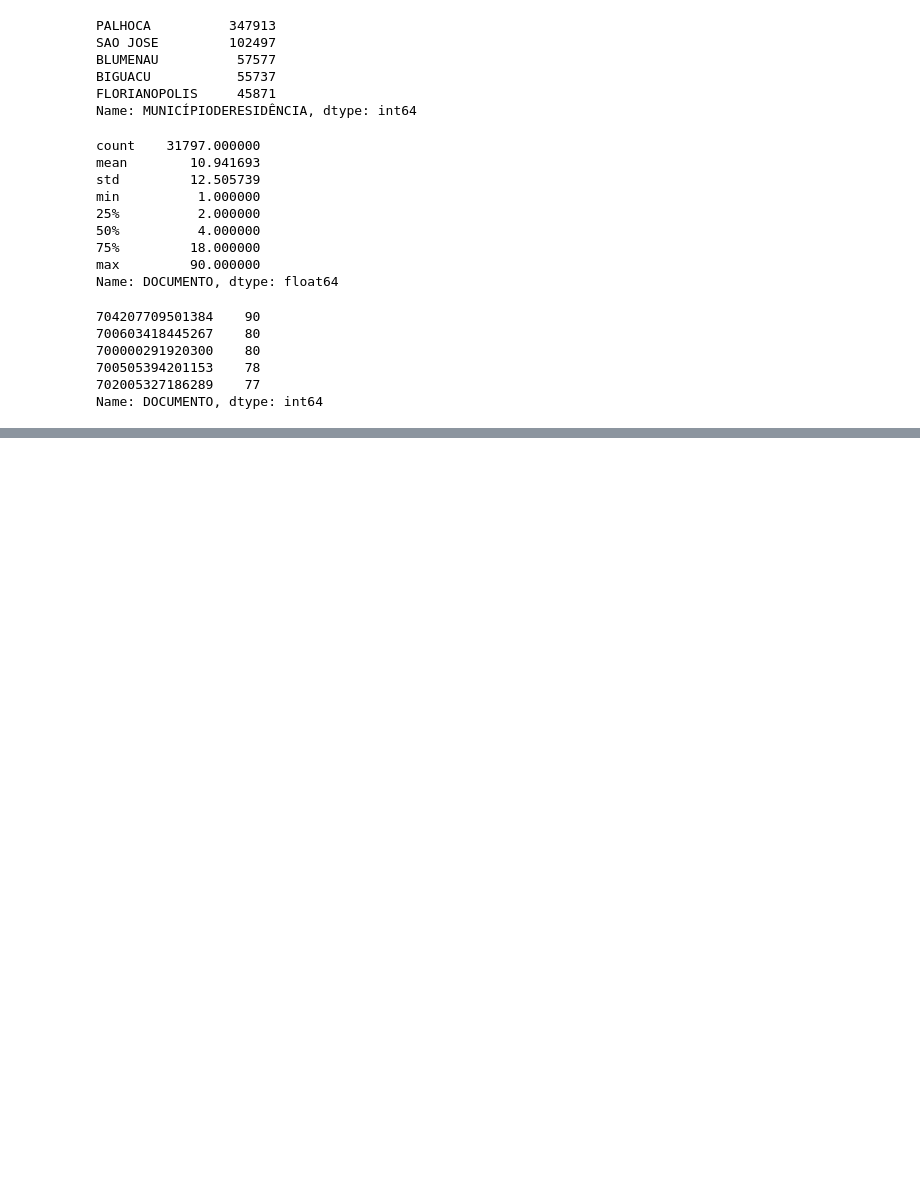
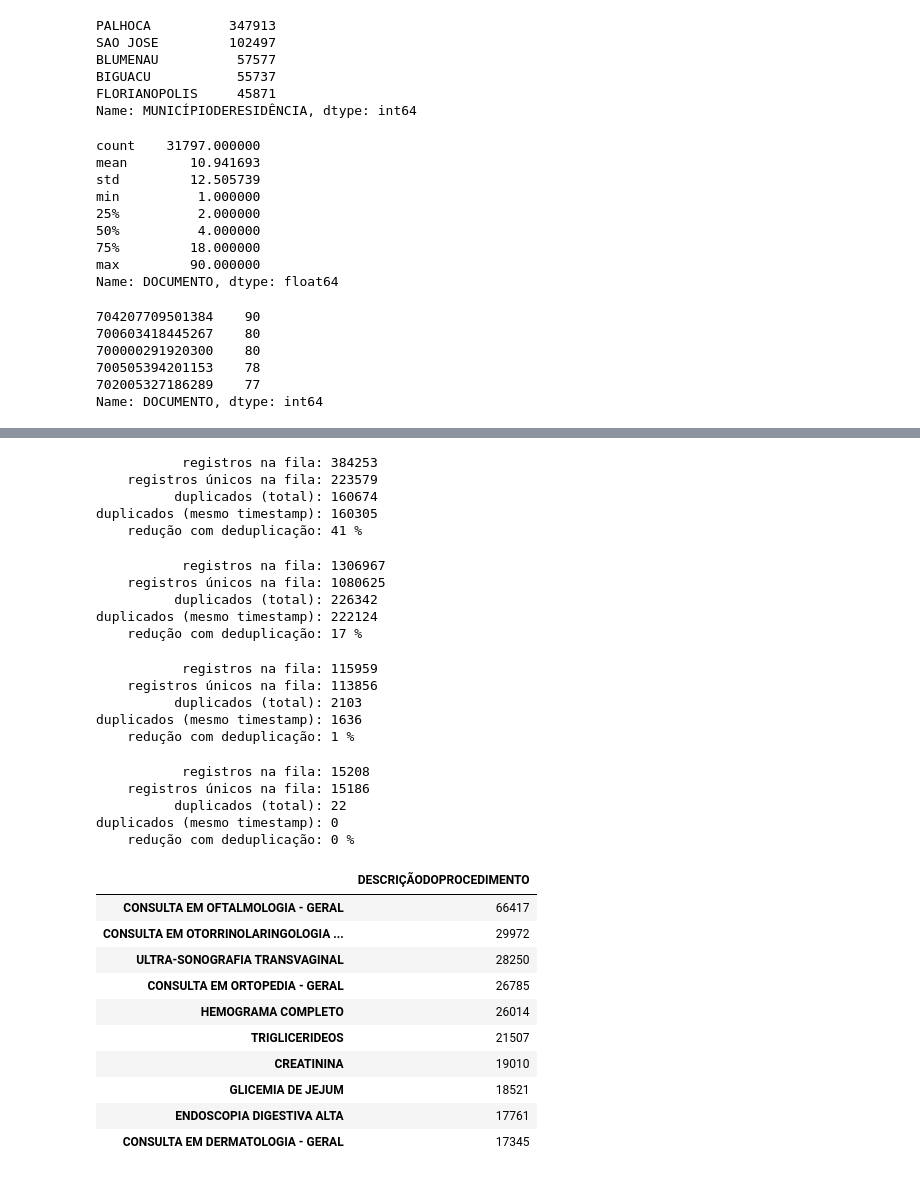
Before and after one commit to Lorenaps/curso_analise_dados_publicos, a Jupyter notebook: Curso de Análise de Dados Públicos.ipynb, the cells around one changed output, grey strips where cells are left out. Saved outputs shown, nothing was run; the diff lists cells and outputs as text; code cells hidden in the pictures; blank space fills up the shorter version.

```diff
--- a/Curso de Análise de Dados Públicos.ipynb
+++ b/Curso de Análise de Dados Públicos.ipynb
@@ -292,0 +310,46 @@ df.query('DOCUMENTO == 704207709501384')[['DESCRIÇÃODOPROCEDIMENTO','DATADASOL
+# %%
+deduplicate_stats('MUNICÍPIODERESIDÊNCIA == "PALHOCA"')
+# %% [output]
+           registros na fila: 384253
+    registros únicos na fila: 223579
+          duplicados (total): 160674
+duplicados (mesmo timestamp): 160305
+    redução com deduplicação: 41 %
+# %%
+deduplicate_stats()
+# %% [output]
+           registros na fila: 1306967
+    registros únicos na fila: 1080625
+          duplicados (total): 226342
+duplicados (mesmo timestamp): 222124
+    redução com deduplicação: 17 %
+# %%
+deduplicate_stats('MUNICÍPIODERESIDÊNCIA == "FLORIANOPOLIS"')
+# %% [output]
+           registros na fila: 115959
+    registros únicos na fila: 113856
+          duplicados (total): 2103
+duplicados (mesmo timestamp): 1636
+    redução com deduplicação: 1 %
+# %%
+deduplicate_stats('MUNICÍPIODERESIDÊNCIA == "JOINVILLE"')
+# %% [output]
+           registros na fila: 15208
+    registros únicos na fila: 15186
+          duplicados (total): 22
+duplicados (mesmo timestamp): 0
+    redução com deduplicação: 0 %
+# %%
+df['DESCRIÇÃODOPROCEDIMENTO'].value_counts().to_frame().head(10)
+# %% [output]
+|  | DESCRIÇÃODOPROCEDIMENTO |
+| CONSULTA EM OFTALMOLOGIA - GERAL | 66417 |
+| CONSULTA EM OTORRINOLARINGOLOGIA ... | 29972 |
+| ULTRA-SONOGRAFIA TRANSVAGINAL | 28250 |
+| CONSULTA EM ORTOPEDIA - GERAL | 26785 |
+| HEMOGRAMA COMPLETO | 26014 |
+| TRIGLICERIDEOS | 21507 |
+| CREATININA | 19010 |
+| GLICEMIA DE JEJUM | 18521 |
+| ENDOSCOPIA DIGESTIVA ALTA | 17761 |
+| CONSULTA EM DERMATOLOGIA - GERAL | 17345 |
```
Also changed, not shown: parts of 6 cells of this notebook.
